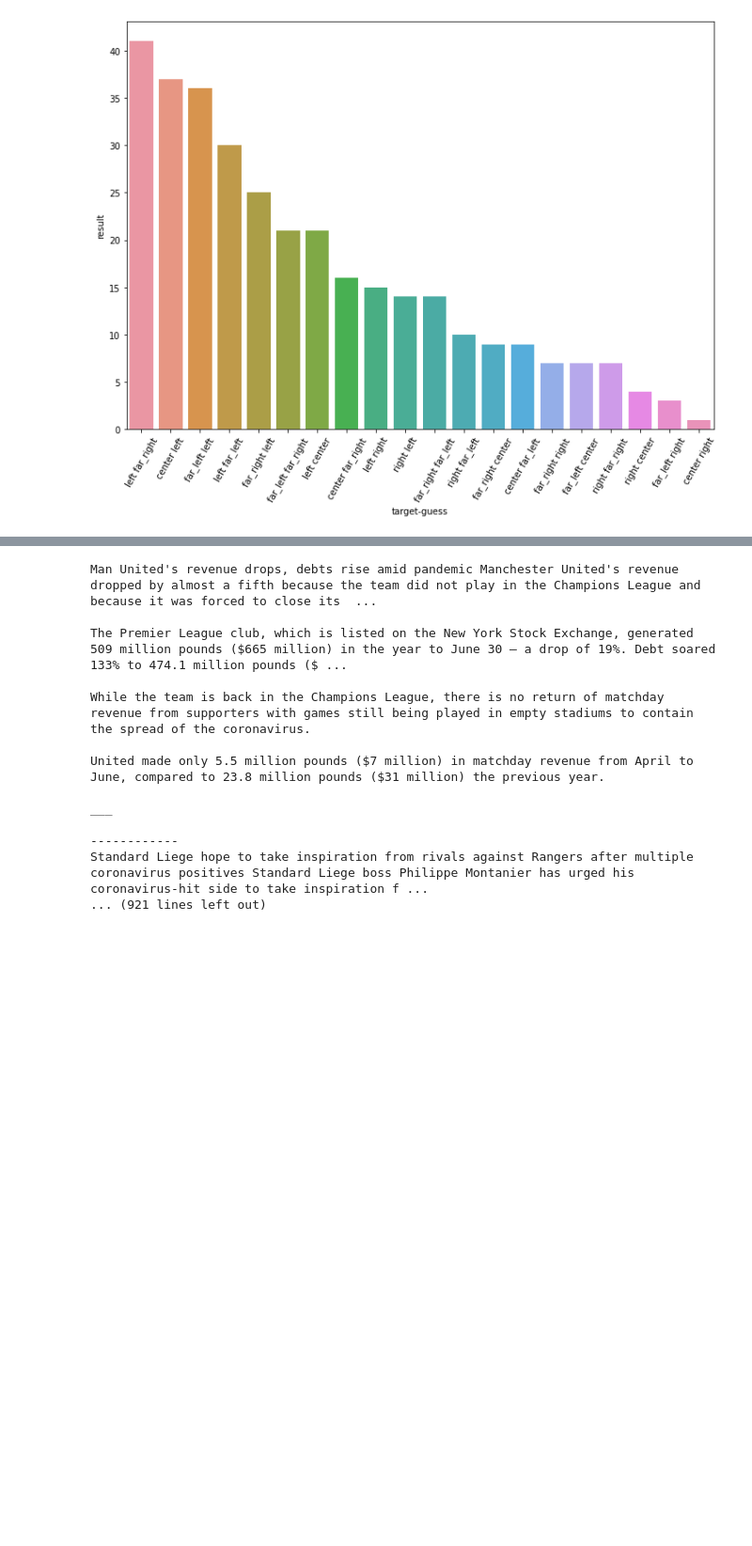
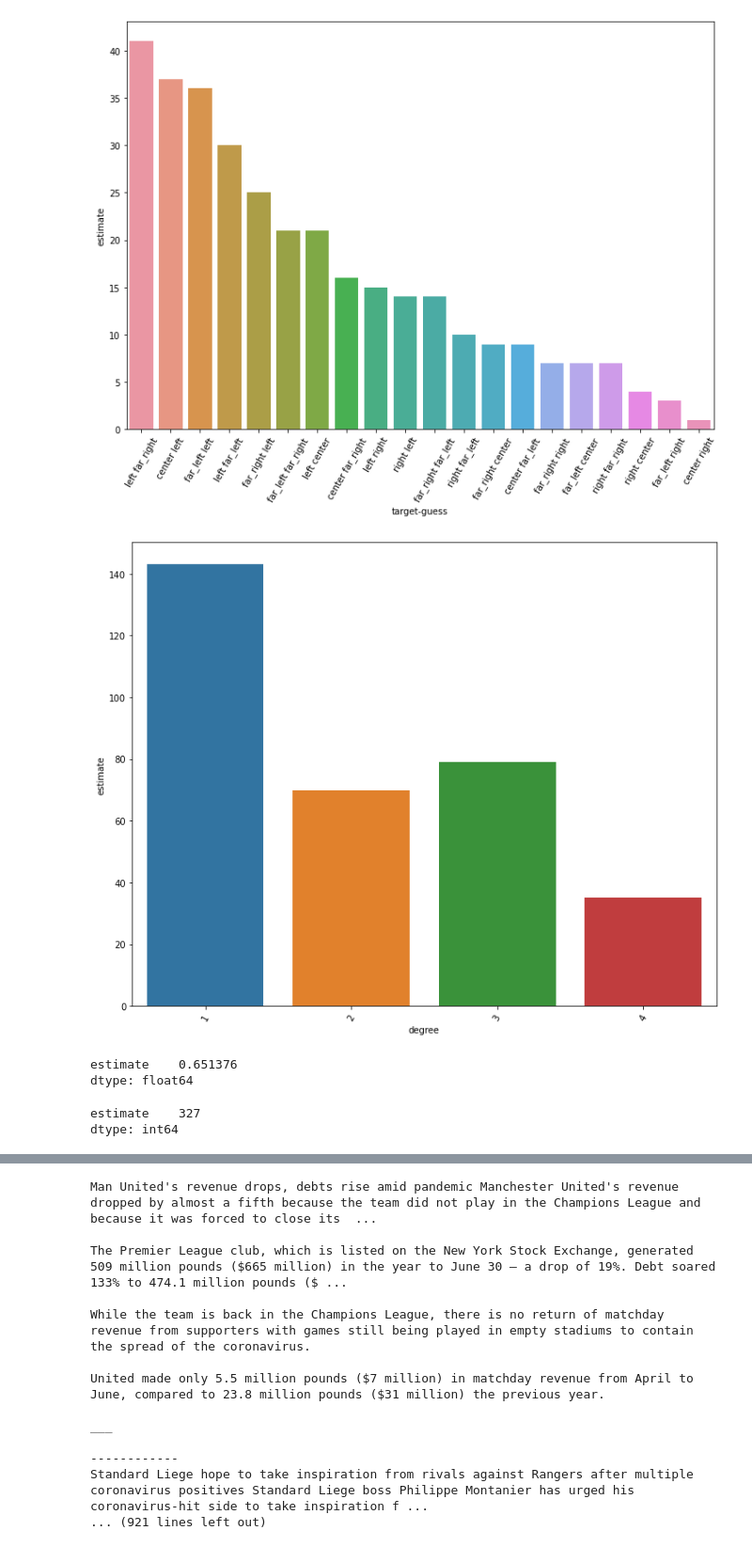
Before and after one commit to man-of-moose/web_articles_spin, a Jupyter notebook: Analysis/model_building.ipynb, the cells around one changed output, grey strips where cells are left out. Shown: that part at 94% size. Drawn from its saved outputs; the diff is of its cells as text; code cells hidden in the pictures; blank space fills up the shorter version.

Commit message:
added misclassification degree chart

```diff
--- a/Analysis/model_building.ipynb
+++ b/Analysis/model_building.ipynb
@@ -590,4 +578,9 @@ eval_df['result'] = np.select(conditions, choices, 'correct')
+# %%
+eval_df['target_num'] = eval_df['target'].map(class_map)
+eval_df['estimate_num'] = eval_df['estimate'].map(class_map)
 # %%
 eval_df['target-guess'] = eval_df['target'] + " " + eval_df['estimate']
+# %%
+eval_df['degree'] = abs(eval_df['target_num'] - eval_df['estimate_num'])
 # %%
-incorrect = eval_df[eval_df['result']=='incorrect']
+incorrect = eval_df[eval_df['degree']!=0]
@@ -602,6 +611,27 @@ plt.savefig('/Users/alecmccabe/Desktop/Flatiron/Projects/final_project_ideas/web
 plt.show()
 # %% [output]
 [figure]
+# %%
+chart2_data = pd.DataFrame(incorrect.groupby(by=['degree']).count()['estimate']).sort_values(by='estimate', ascending=False)
+# %%
+plt.figure(figsize=(10,8))
+ax = sns.barplot(x=chart2_data.index, y=chart2_data.estimate, data=chart2_data)
+l = ax.set_xticklabels(ax.get_xticklabels(), rotation=60)
+plt.tight_layout()
+plt.savefig('/Users/alecmccabe/Desktop/Flatiron/Projects/final_project_ideas/web_articles_spin/Pics/incorrects2.png')
+plt.show()
+# %% [output]
+[figure, added]
+# %%
+(143+70)/(chart2_data.sum())
+# %% [output]
+estimate    0.651376
+dtype: float64
+# %%
+chart2_data.sum()
+# %% [output]
+estimate    327
+dtype: int64
 # %%
 incorrect[incorrect['target-guess']=='left far_right']
 # %% [output]
```
Also changed, not shown: parts of 7 cells of this notebook, 3 other files.
